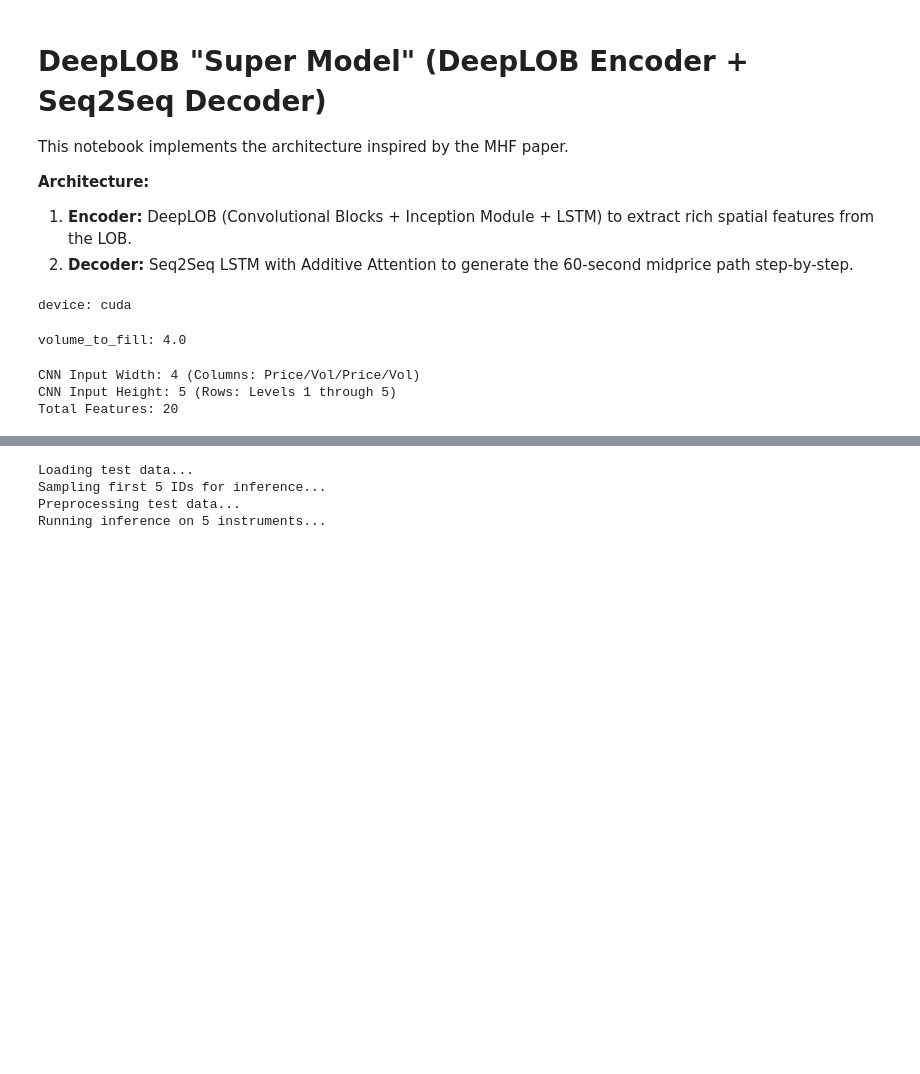
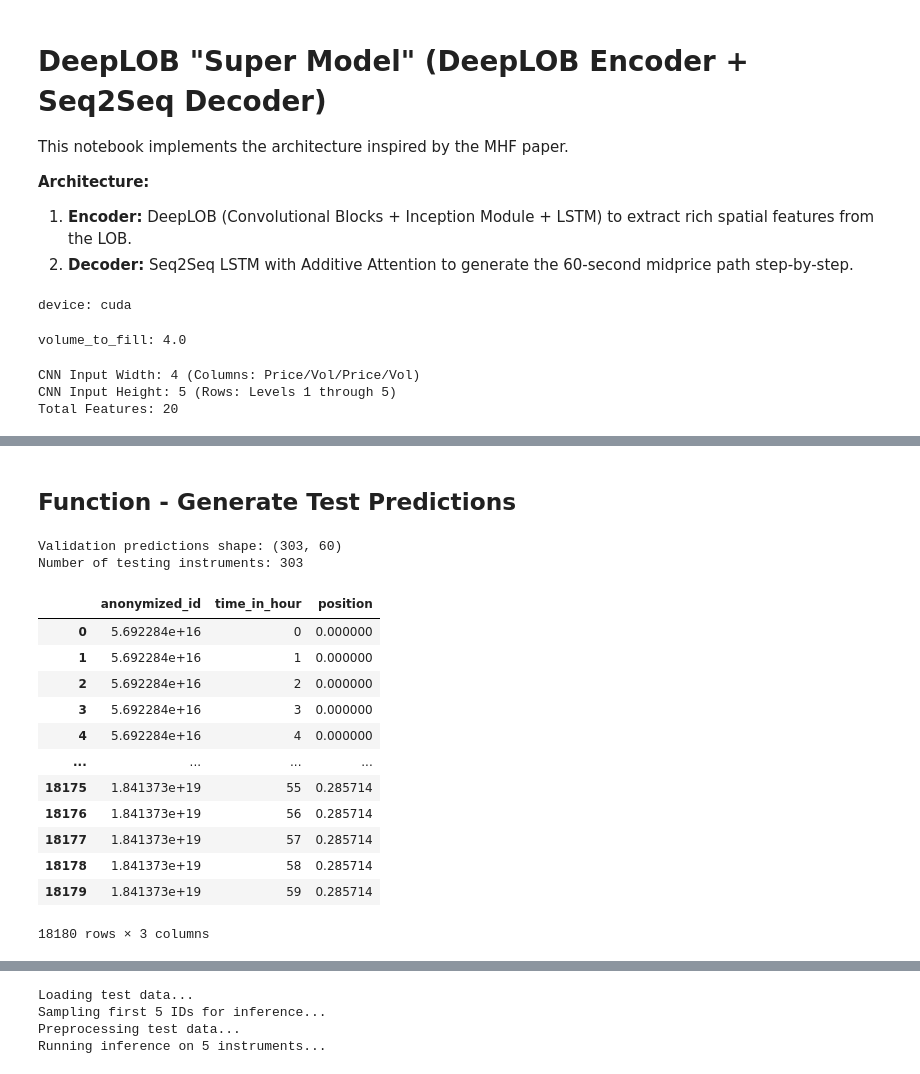
Before and after one commit to JosephZacharyGawlik/Ultramarin, a Jupyter notebook: mhf-final.ipynb, the cells around one changed output, grey strips where cells are left out. Cells and saved outputs as stored; diff of their text form; code cells hidden in the pictures; blank space fills up the shorter version.

```diff
--- a/mhf-final.ipynb
+++ b/mhf-final.ipynb
@@ -217 +238,69 @@ Max:    8.7199 bps
 ==================================================
+# %% [markdown]
+## Function - Generate Test Predictions
+# %%
+# --- 1. Generate predictions using val_loader ---
+model.eval()
+test_preds = []
+
+test_loader, scalers, test_map, processor = generate_test_loader(config)
+
+with torch.no_grad():
+    for xb in test_loader:
+        xb = xb.to(config.device)
+        pred = model(xb, y_teacher=None)
+        test_preds.append(pred.cpu().numpy())
+
+test_preds = np.concatenate(test_preds, axis=0)  # Shape: [num_val_ids, 60]
+
+# Get validation IDs
+test_ids = [int(uid) for idx, uid in test_map.cpu().numpy()]
+print(f"Validation predictions shape: {test_preds.shape}")
+print(f"Number of testing instruments: {len(test_ids)}")
+
+test_positions = pd.DataFrame()
+
+for i, anon_id in enumerate(test_ids):
+
+    # Model-based positions
+    mid_preds = test_preds[i]
+    pred_close = mid_preds[-1]
+
+    price_distance = abs(pred_close - mid_preds)
+    # price_advantage = np.maximum(price_advantage, 0)
+
+    weights = 1 - (price_distance / price_distance.sum())
+
+    # if price_advantage.sum() > 0:
+    #     weights = price_advantage / price_advantage.sum()
+    # else:
+    #     weights = np.zeros(60)
+    #     weights[-14:] = 1.0 / 14  # Fallback to TWAP
+
+    model_positions = weights * volume_to_fill
+
+    df = pd.DataFrame({
+        'anonymized_id': anon_id,
+        'time_in_hour': np.arange(60), # TODO
+        'position': model_positions
+    })
+
+    test_positions = pd.concat([test_positions, df], ignore_index=True)
+
+test_positions
+# %% [output]
+Validation predictions shape: (303, 60)
+Number of testing instruments: 303
+|  | anonymized_id | time_in_hour | position |
+| 0 | 5.692284e+16 | 0 | 0.000000 |
+| 1 | 5.692284e+16 | 1 | 0.000000 |
+| 2 | 5.692284e+16 | 2 | 0.000000 |
+| 3 | 5.692284e+16 | 3 | 0.000000 |
+| 4 | 5.692284e+16 | 4 | 0.000000 |
+| ... | ... | ... | ... |
+| 18175 | 1.841373e+19 | 55 | 0.285714 |
+| 18176 | 1.841373e+19 | 56 | 0.285714 |
+| 18177 | 1.841373e+19 | 57 | 0.285714 |
+| 18178 | 1.841373e+19 | 58 | 0.285714 |
+| 18179 | 1.841373e+19 | 59 | 0.285714 |
+18180 rows × 3 columns
```
Also changed, not shown: parts of 24 cells of this notebook, 2 other files.
